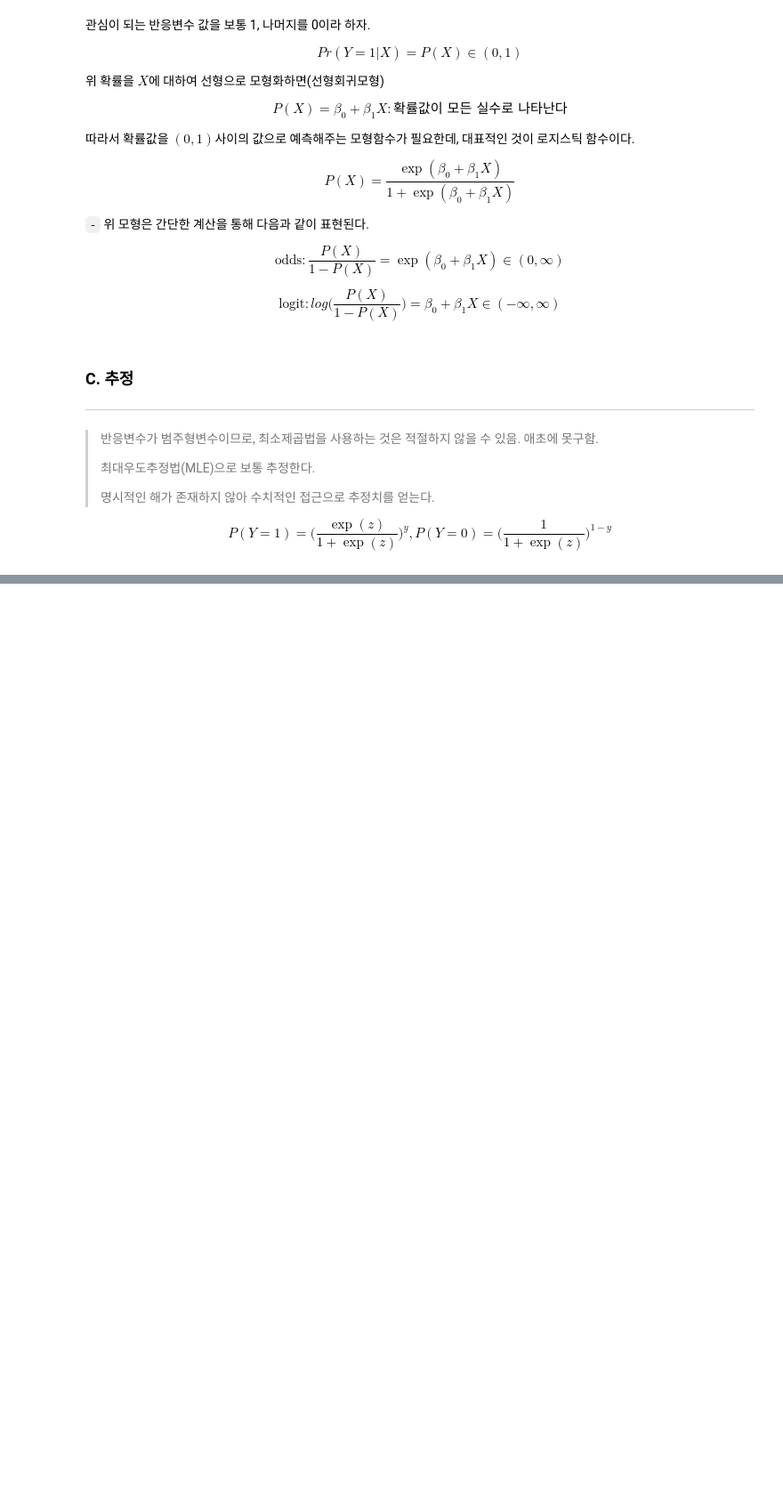
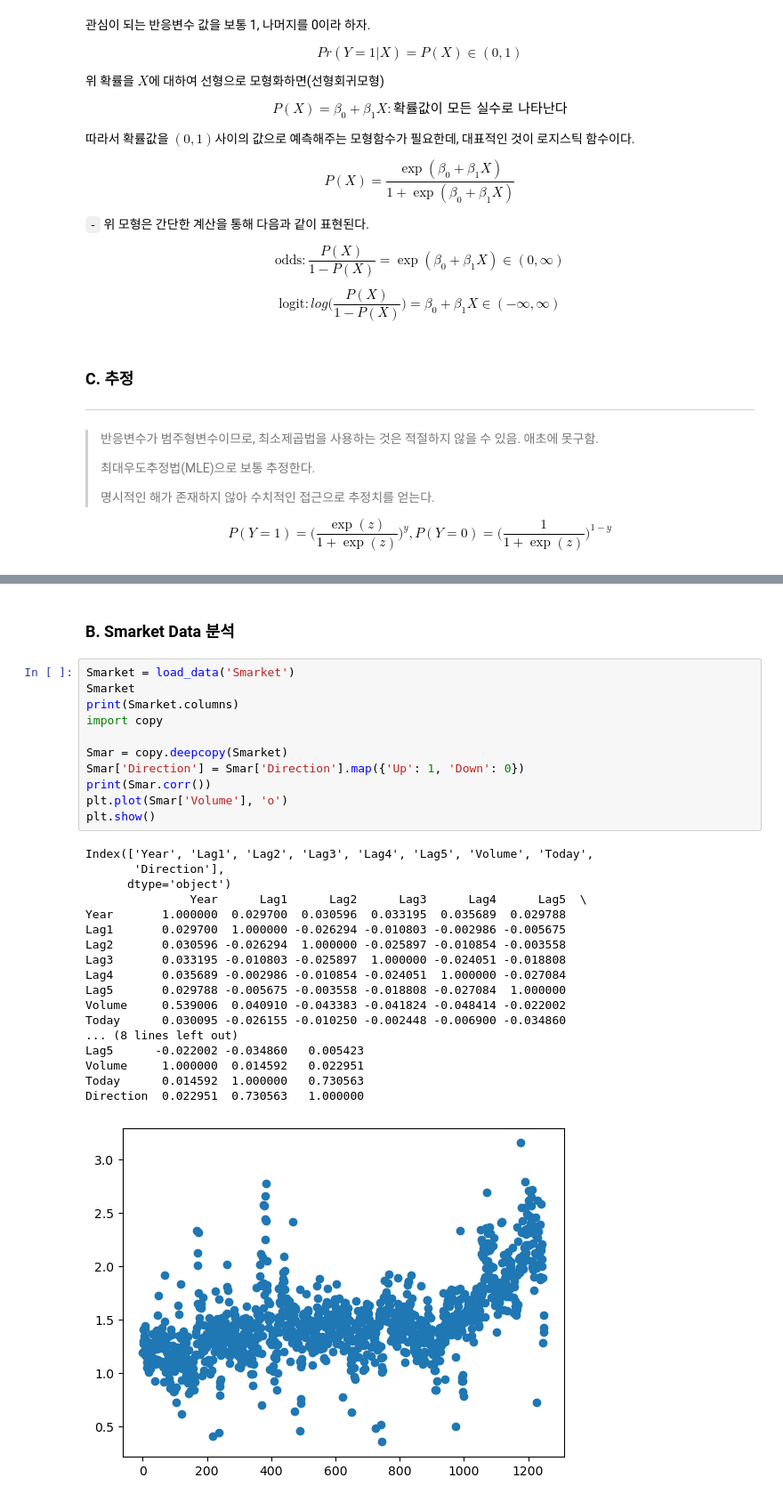
Before and after one commit to HollyRiver/ML2024, a Jupyter notebook: practice/3. Classification.ipynb, the cells around one changed output, grey strips where cells are left out. Shown: that part at 89% size. Cells and saved outputs as stored; diff of their text form; blank space fills up the shorter version.

```diff
--- a/practice/3. Classification.ipynb
+++ b/practice/3. Classification.ipynb
@@ -62,0 +209,32 @@ $$P(Y=1) = \Big(\frac{\exp(z)}{1+\exp(z)}\Big)^y, P(Y=0) = \Big(\frac{1}{1+\exp(
+# %% [markdown]
+### B. Smarket Data 분석
+# %%
+Smarket = load_data('Smarket')
+Smarket
+print(Smarket.columns)
+import copy
+
+Smar = copy.deepcopy(Smarket)
+Smar['Direction'] = Smar['Direction'].map({'Up': 1, 'Down': 0})
+print(Smar.corr())
+plt.plot(Smar['Volume'], 'o')
+plt.show()
+# %% [output]
+Index(['Year', 'Lag1', 'Lag2', 'Lag3', 'Lag4', 'Lag5', 'Volume', 'Today',
+       'Direction'],
+      dtype='object')
+               Year      Lag1      Lag2      Lag3      Lag4      Lag5  \
+Year       1.000000  0.029700  0.030596  0.033195  0.035689  0.029788
+Lag1       0.029700  1.000000 -0.026294 -0.010803 -0.002986 -0.005675
+Lag2       0.030596 -0.026294  1.000000 -0.025897 -0.010854 -0.003558
+Lag3       0.033195 -0.010803 -0.025897  1.000000 -0.024051 -0.018808
+Lag4       0.035689 -0.002986 -0.010854 -0.024051  1.000000 -0.027084
+Lag5       0.029788 -0.005675 -0.003558 -0.018808 -0.027084  1.000000
+Volume     0.539006  0.040910 -0.043383 -0.041824 -0.048414 -0.022002
+Today      0.030095 -0.026155 -0.010250 -0.002448 -0.006900 -0.034860
+... (8 lines left out)
+Lag5      -0.022002 -0.034860   0.005423
+Volume     1.000000  0.014592   0.022951
+Today      0.014592  1.000000   0.730563
+Direction  0.022951  0.730563   1.000000
+[figure, added]
```
Also changed, not shown: parts of 41 cells of this notebook, 1 other file.
